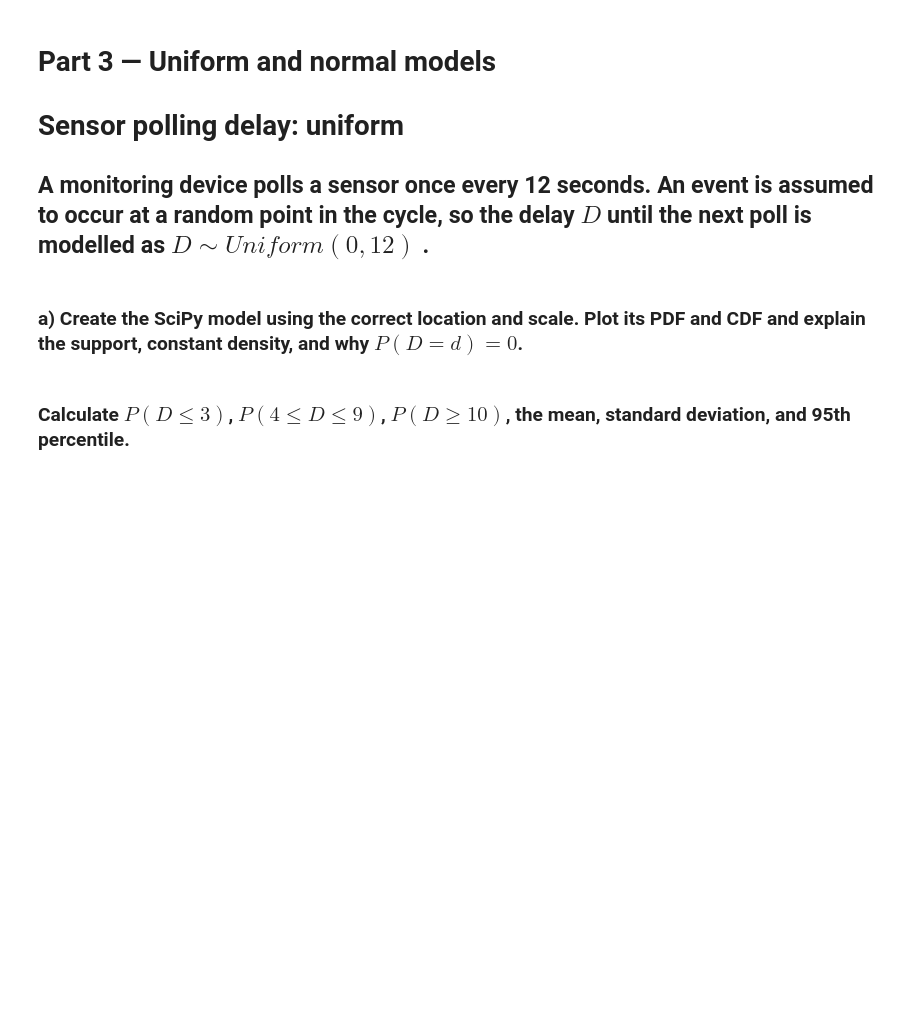
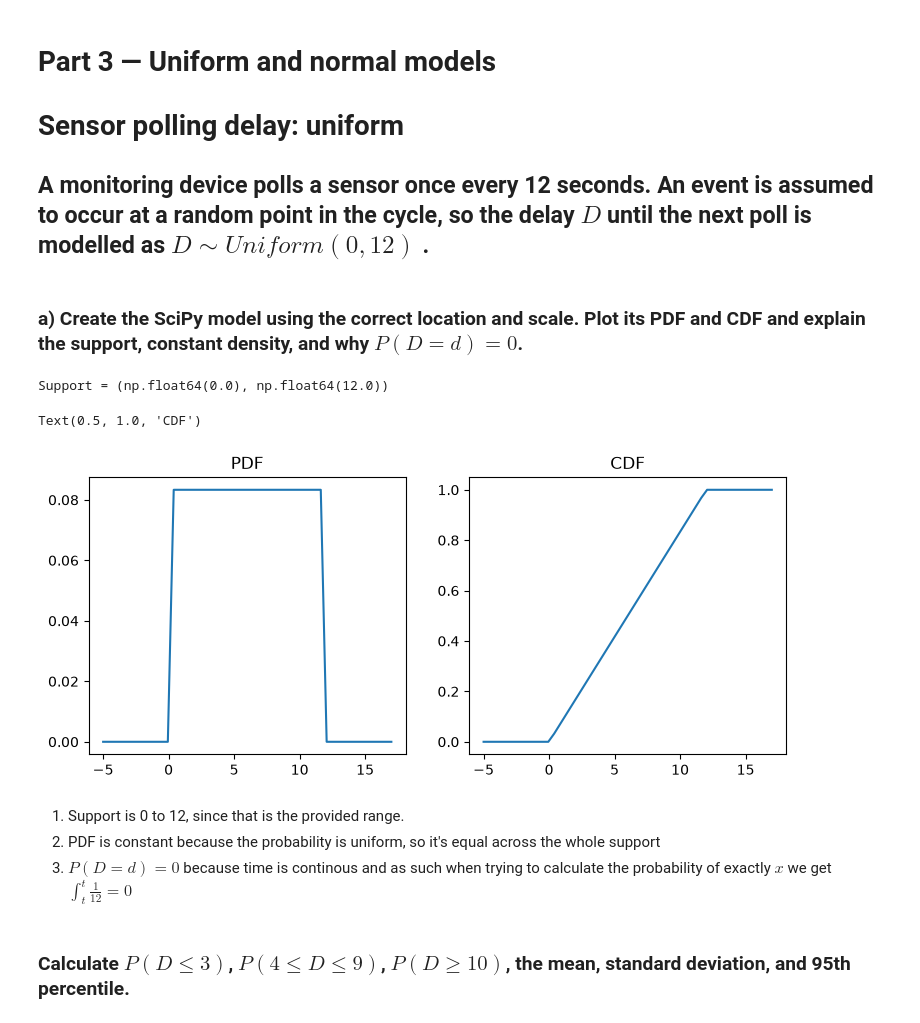
Before and after one commit to Fanticel/STA1, a Jupyter notebook: Asg2/Asg.ipynb, the cells around one changed output. Drawn from its saved outputs; the diff is of its cells as text; code cells hidden in the pictures; blank space fills up the shorter version.

```diff
--- a/Asg2/Asg.ipynb
+++ b/Asg2/Asg.ipynb
@@ -41,5 +46,26 @@ https://rbrooksdk.github.io/STA1_26/assignments/assignment_02_discrete_and_conti
 ## A monitoring device polls a sensor once every 12 seconds. An event is assumed to occur at a random point in the cycle, so the delay $D$ until the next poll is modelled as $D \sim Uniform(0, 12)$ .
 # %% [markdown]
 ### a) Create the SciPy model using the correct location and scale. Plot its PDF and CDF and explain the support, constant density, and why $P(D=d) = 0$.
+# %%
+fig, axes = plt.subplots(1, 2, figsize=(9, 3.6))
+
+D = uniform(loc=0, scale=12)
+
+print(f"Support = {D.support()}")
+
+xs = np.linspace(-5, 17)
+
+axes[0].plot(xs, D.pdf(xs))
+axes[0].set_title("PDF")
+axes[1].plot(xs, D.cdf(xs))
+axes[1].set_title("CDF")
+# %% [output]
+Support = (np.float64(0.0), np.float64(12.0))
+Text(0.5, 1.0, 'CDF')
+[figure, added]
+# %% [markdown]
+1. Support is 0 to 12, since that is the provided range.
+2. PDF is constant because the probability is uniform, so it's equal across the whole support
+3. $P(D=d) = 0$ because time is continous and as such when trying to calculate the probability of exactly $x$ we get $ \int_t^t \frac{1}{12} = 0$
 # %% [markdown]
 ### Calculate $P(D \leq 3)$, $P(4 \leq D \leq 9)$, $P(D \geq 10)$, the mean, standard deviation, and 95th percentile.
```
Also changed, not shown: parts of 2 cells of this notebook, 1 other file.
